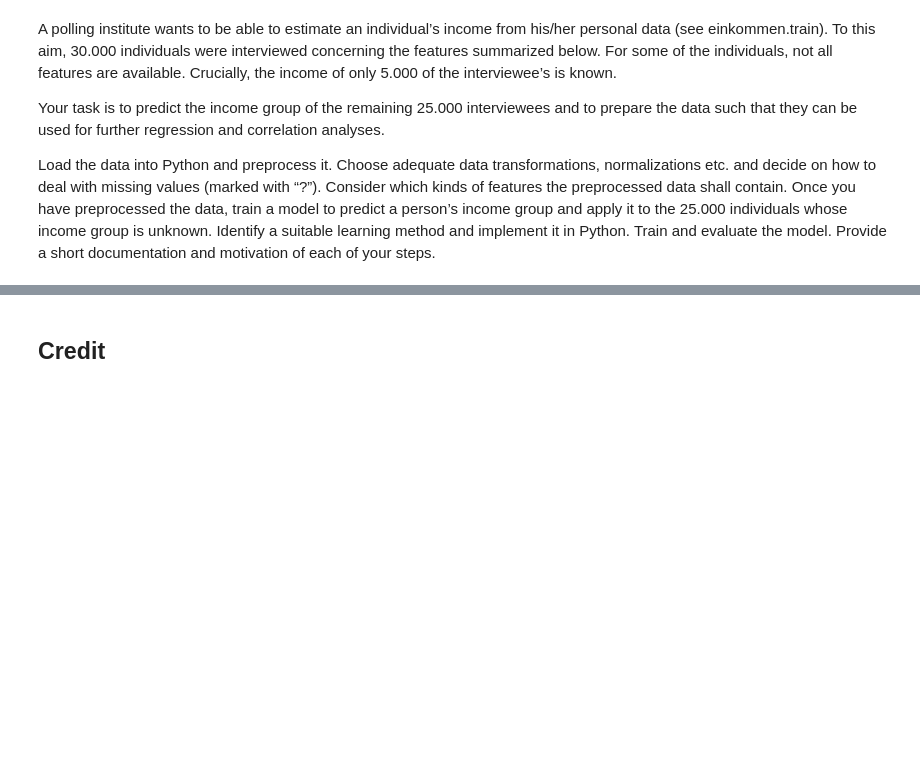
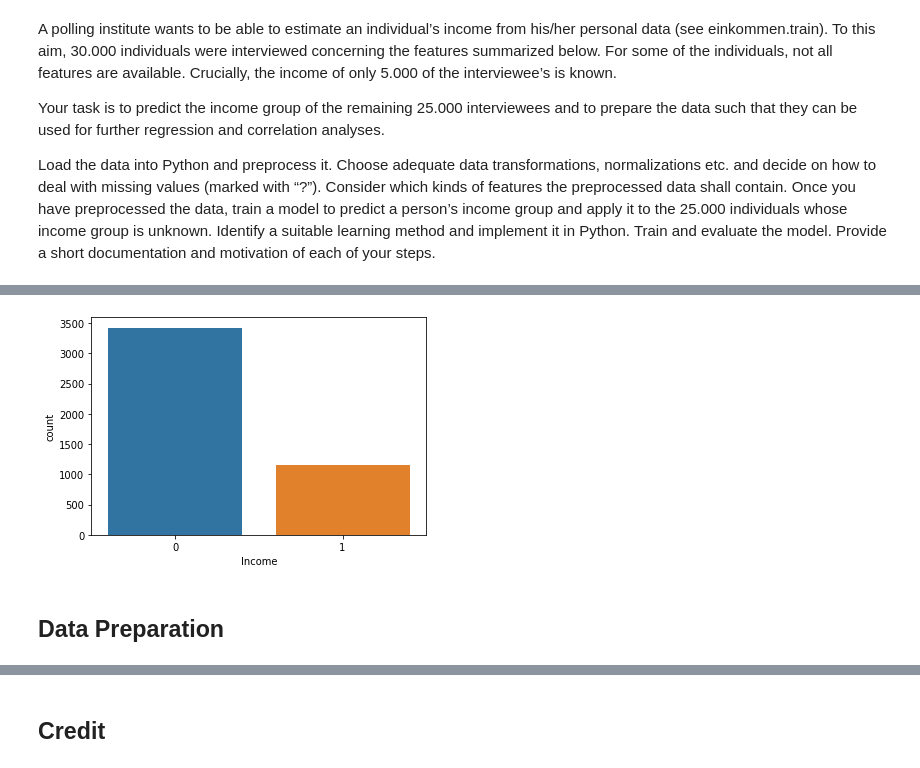
Before and after one commit to lucashoeft/Intelligent-Data-Analysis-Project, a Jupyter notebook: Intelligent-Data-Analysis-Project.ipynb, the cells around one changed output, grey strips where cells are left out. Drawn from its saved outputs; the diff is of its cells as text; code cells hidden in the pictures; blank space fills up the shorter version.

```diff
--- a/Intelligent-Data-Analysis-Project.ipynb
+++ b/Intelligent-Data-Analysis-Project.ipynb
@@ -28,0 +23,4 @@ display(income.head(5))
+# %%
+# Split data set into sets where Income is known or unknwn
+income_labeled = income[income['Income'].notnull()]
+income_unlabeled = income[income['Income'].isnull()]
@@ -47,0 +82,7 @@ dtype: int64
+# %%
+# Check balance between label that has to be predicted
+target_distribution = sns.countplot(x=income_labeled["Income"])
+# %% [output]
+[figure, added]
+# %% [markdown]
+## Data Preparation
```
Also changed, not shown: parts of 59 cells of this notebook.
